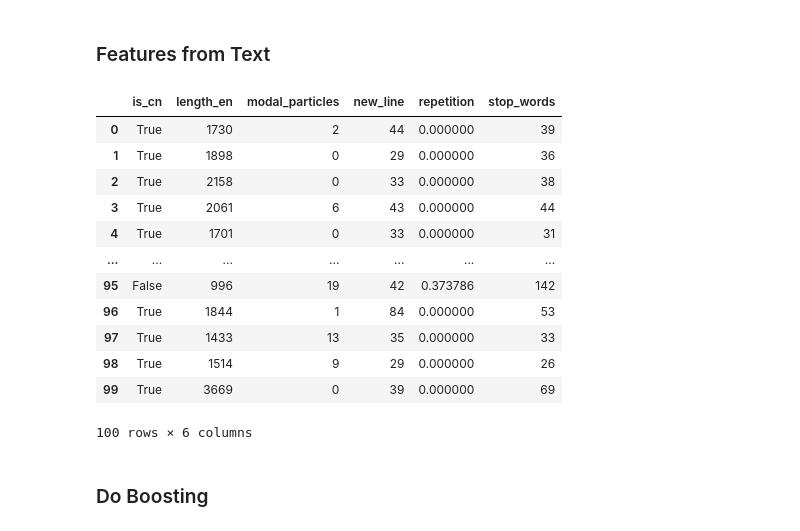
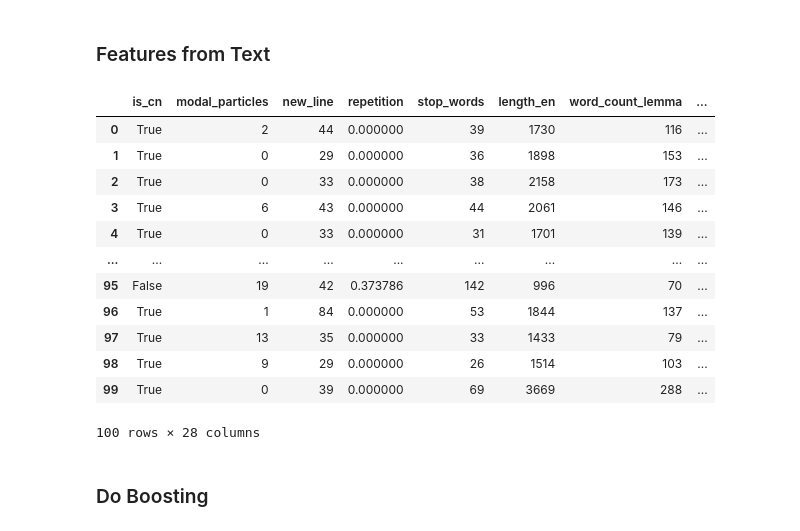
Before and after one commit to scris/ml-project-fautt, a Jupyter notebook: main.ipynb, the cells around one changed output. Drawn from its saved outputs; the diff is of its cells as text; code cells hidden in the pictures.

```diff
--- a/main.ipynb
+++ b/main.ipynb
@@ -27,10 +39,12 @@ df_translated = pd.read_csv('dataset/stories_translated.csv')
 
 df = pd.merge(df_attributes, df_text, on=['filename', 'Language'])
 df = pd.merge(df, df_translated, on=['filename', 'Language'])
+
 # 0 = truth, 1 = deceptive
 df['label'] = np.where(df['Story_type'] == 'Deceptive Story', 1, 0)
 df['idx'] = range(len(df))
 df['text_line'] = df['text'].apply(remove_new_line)
+df['text_lemma'] = df['text_english'].apply(lemmatize)
 df = df.drop(columns=['Story_type'])
 df
 # %% [output]
@@ -94,32 +104,61 @@ def count_stop_words(lang, text):
             continue
     return count
 # %%
+from sklearn.feature_extraction.text import TfidfVectorizer
+
+# Basic Information
 feats = {
+
     'is_cn': df['Language'] == 'Chinese',
-    'length_en': df['text_english'].apply(len),
     'modal_particles': df['text'].apply(count_modal_particles),
     'new_line': df['text'].apply(count_new_line),
     'repetition': df['text_line'].apply(calculate_repetition),
     'stop_words': [count_stop_words(row['Language'], row['text_line'])
                   for _, row in df.iterrows()],
+    'length_en': df['text_english'].apply(len),
+    'word_count_lemma': df['text_lemma'].apply(lambda x: x.split()) \
+                        .apply(len).apply(lambda x: x+1),
 }
+
+# TF-IDF Related Features
+tfidf_en = TfidfVectorizer(
+    max_features=100,
+    ngram_range=(1, 2),
+    stop_words='english'
+)
+tfidf_matrix_en = tfidf_en.fit_transform(df['text_lemma'])
+
+feats['tfidf_vec_len'] = pd.Series([len(x.indices) for x in tfidf_matrix_en])
+feats['tfidf_mean'] = pd.Series(np.array(tfidf_matrix_en.mean(axis=1)).flatten())
+feats['tfidf_std'] =  pd.Series([np.std(x.data) for x in tfidf_matrix_en])
+
+feature_names = tfidf_en.get_feature_names_out()
+top_words = []
+for doc in tfidf_matrix_en:
+    word_idx = doc.argmax()
+    top_words.append(feature_names[word_idx])
+df['top_tfidf_word'] = top_words
+
+for word in feature_names[:25]:
+    if word not in ['beijing', 'classmate', 'culture', 'book', 'delicious', 'face', 'bit']:
+        feats[f'has_{word}'] = df['text_lemma'].apply(lambda x: 1 if word in x else 0)
 
 df_feats = pd.DataFrame(feats)
 df_feats
 # %% [output]
-|  | is_cn | length_en | modal_particles | new_line | repetition | stop_words |
-| 0 | True | 1730 | 2 | 44 | 0.000000 | 39 |
-| 1 | True | 1898 | 0 | 29 | 0.000000 | 36 |
-| 2 | True | 2158 | 0 | 33 | 0.000000 | 38 |
-| 3 | True | 2061 | 6 | 43 | 0.000000 | 44 |
-| 4 | True | 1701 | 0 | 33 | 0.000000 | 31 |
-| ... | ... | ... | ... | ... | ... | ... |
-| 95 | False | 996 | 19 | 42 | 0.373786 | 142 |
-| 96 | True | 1844 | 1 | 84 | 0.000000 | 53 |
-| 97 | True | 1433 | 13 | 35 | 0.000000 | 33 |
-| 98 | True | 1514 | 9 | 29 | 0.000000 | 26 |
-| 99 | True | 3669 | 0 | 39 | 0.000000 | 69 |
+|  | is_cn | modal_particles | new_line | repetition | stop_words | length_en | word_count_lemma | ... |
+| 0 | True | 2 | 44 | 0.000000 | 39 | 1730 | 116 | ... |
+| 1 | True | 0 | 29 | 0.000000 | 36 | 1898 | 153 | ... |
+| 2 | True | 0 | 33 | 0.000000 | 38 | 2158 | 173 | ... |
+| 3 | True | 6 | 43 | 0.000000 | 44 | 2061 | 146 | ... |
+| 4 | True | 0 | 33 | 0.000000 | 31 | 1701 | 139 | ... |
+| ... | ... | ... | ... | ... | ... | ... | ... | ... |
+| 95 | False | 19 | 42 | 0.373786 | 142 | 996 | 70 | ... |
+| 96 | True | 1 | 84 | 0.000000 | 53 | 1844 | 137 | ... |
+| 97 | True | 13 | 35 | 0.000000 | 33 | 1433 | 79 | ... |
+| 98 | True | 9 | 29 | 0.000000 | 26 | 1514 | 103 | ... |
+| 99 | True | 0 | 39 | 0.000000 | 69 | 3669 | 288 | ... |
-100 rows × 6 columns
+100 rows × 28 columns
 # %% [markdown]
 ### Do Boosting
 # %%
```
Also changed, not shown: parts of 8 cells of this notebook, 1 other file.
